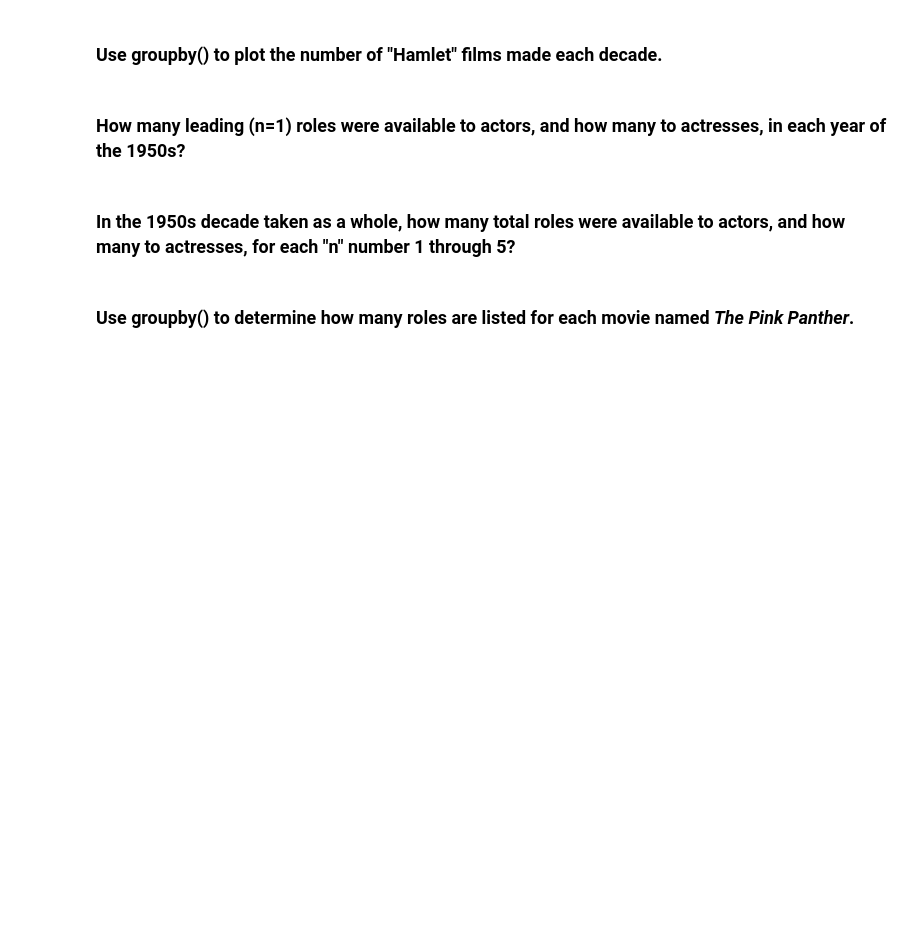
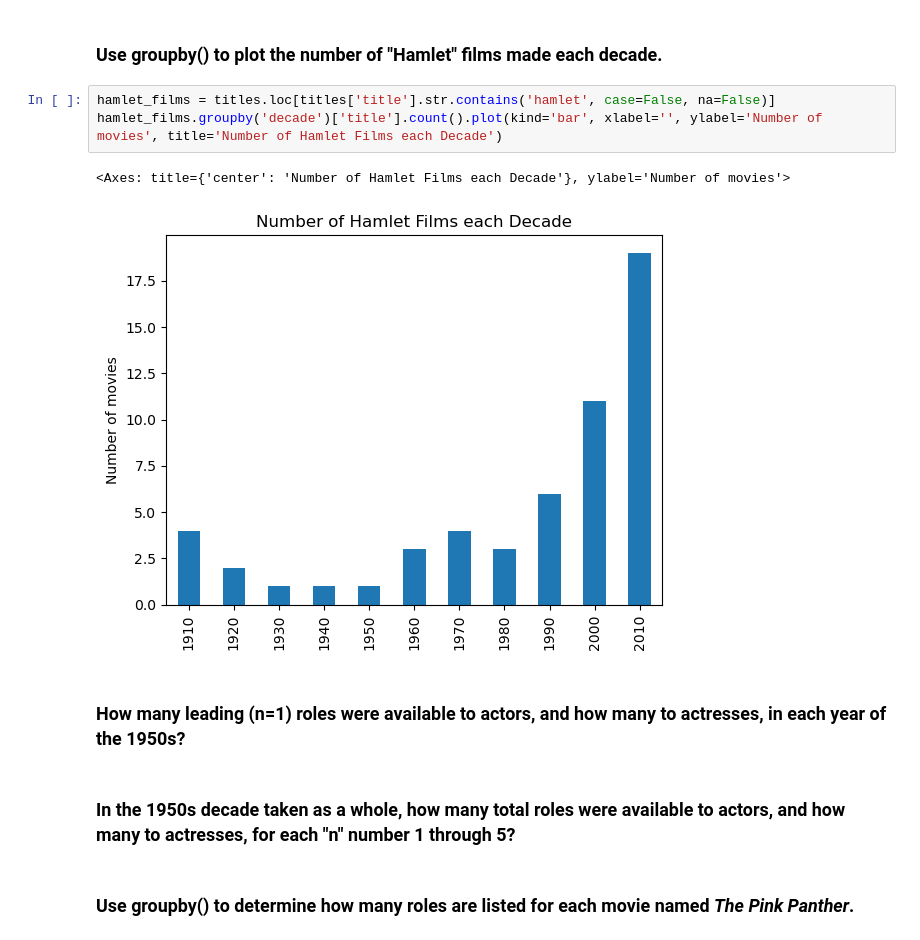
Before and after one commit to ronibars/pycon-pandas-tutorial, a Jupyter notebook: Exercises-3.ipynb, the cells around one changed output. Drawn from its saved outputs; the diff is of its cells as text; blank space fills up the shorter version.

```diff
--- a/Exercises-3.ipynb
+++ b/Exercises-3.ipynb
@@ -23,5 +35,11 @@ cast.head()
 # %% [markdown]
 ### Use groupby() to plot the number of "Hamlet" films made each decade.
+# %%
+hamlet_films = titles.loc[titles['title'].str.contains('hamlet', case=False, na=False)]
+hamlet_films.groupby('decade')['title'].count().plot(kind='bar', xlabel='', ylabel='Number of movies', title='Number of Hamlet Films each Decade')
+# %% [output]
+<Axes: title={'center': 'Number of Hamlet Films each Decade'}, ylabel='Number of movies'>
+[figure, added]
 # %% [markdown]
 ### How many leading (n=1) roles were available to actors, and how many to actresses, in each year of the 1950s?
 # %% [markdown]
```
Also changed, not shown: parts of 2 cells of this notebook, 1 other file.
